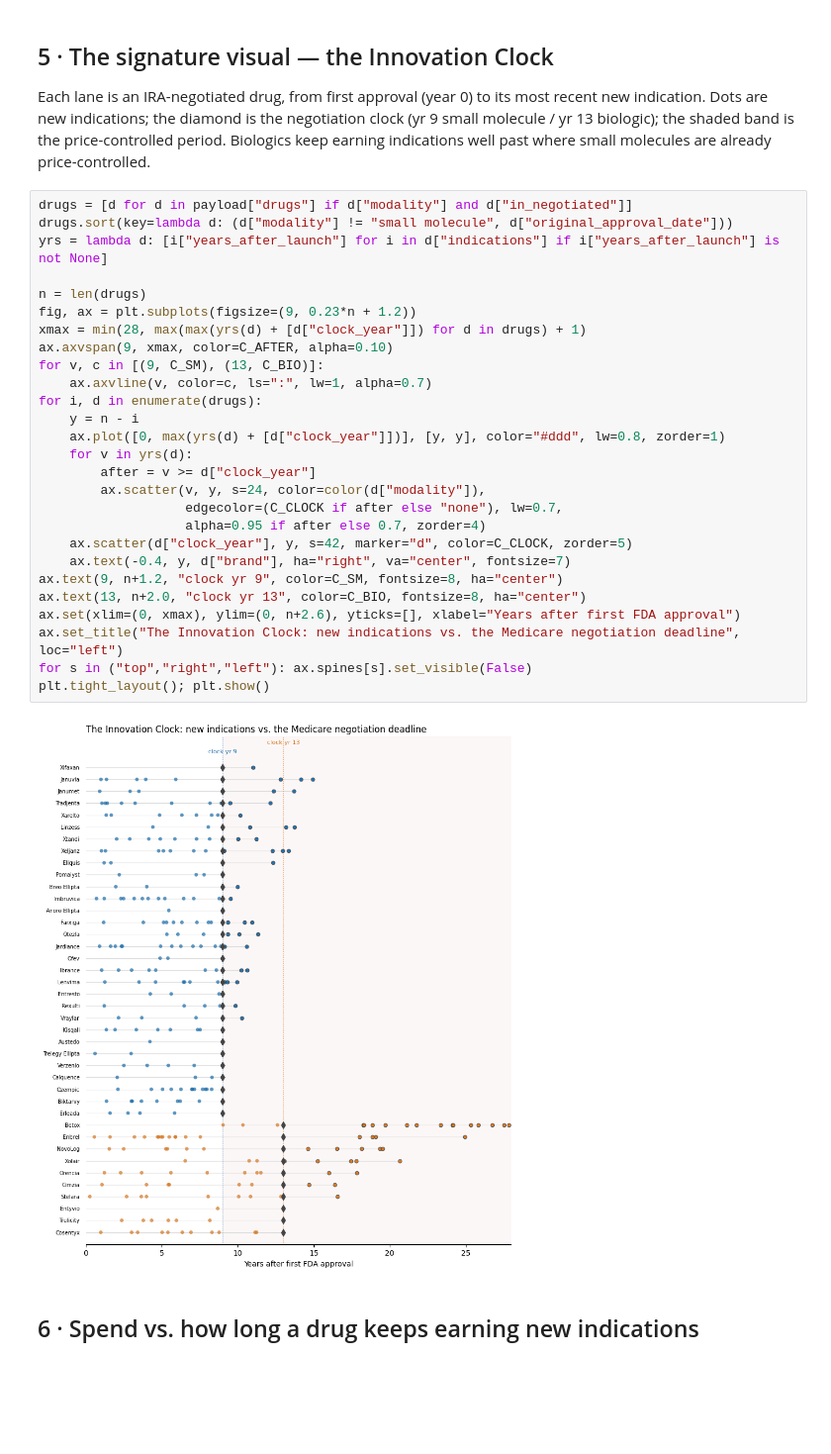
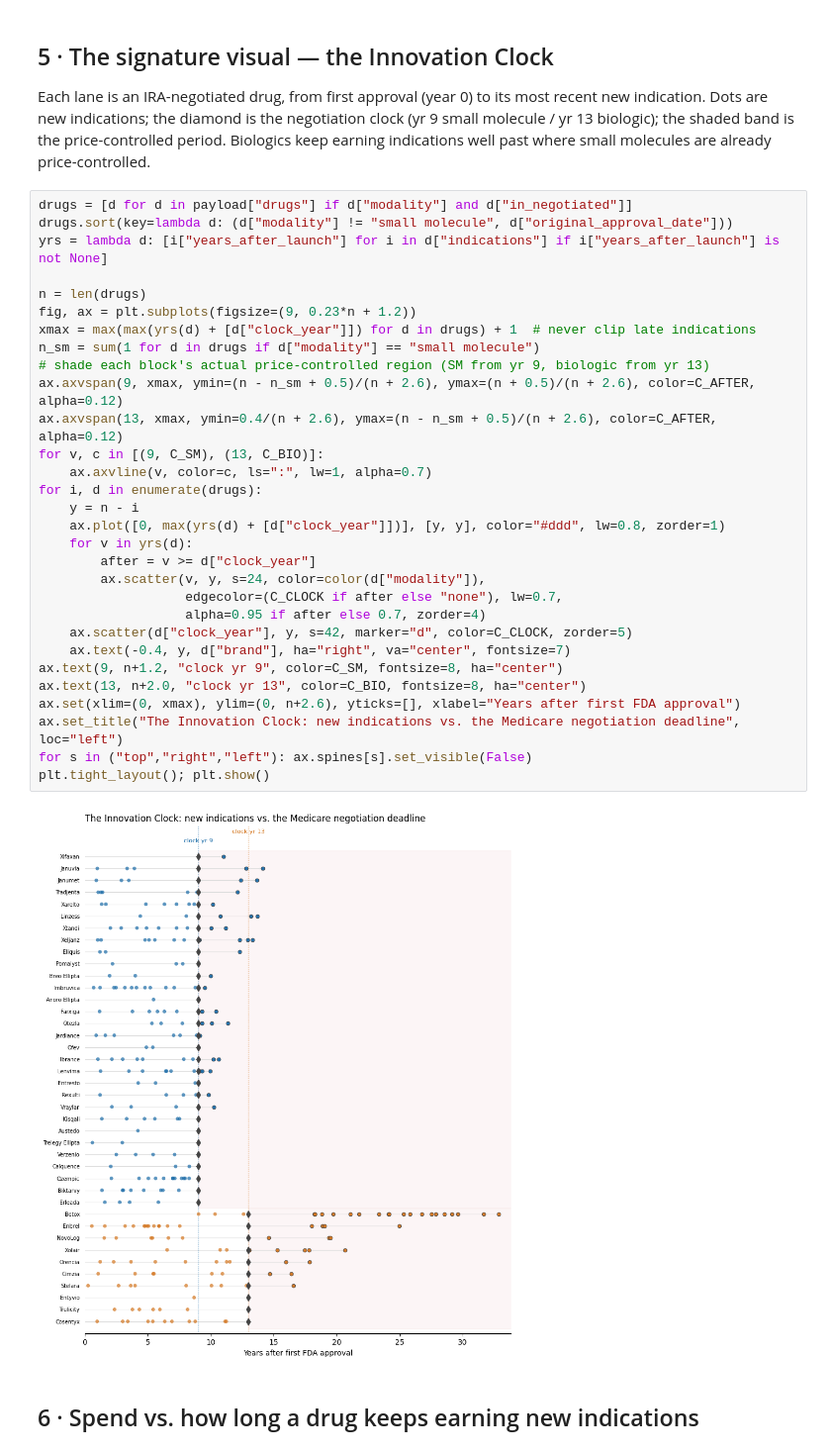
Before and after one commit to asweezy00/innovation-clock, a Jupyter notebook: notebooks/innovation_clock.ipynb, the cells around one changed output. Shown at 99% size. Cells and saved outputs as stored; diff of their text form; blank space fills up the shorter version.

```diff
--- a/notebooks/innovation_clock.ipynb
+++ b/notebooks/innovation_clock.ipynb
@@ -200,32 +200,35 @@ Each lane is an IRA-negotiated drug, from first approval (year 0) to its most re
 # %%
 drugs = [d for d in payload["drugs"] if d["modality"] and d["in_negotiated"]]
 drugs.sort(key=lambda d: (d["modality"] != "small molecule", d["original_approval_date"]))
 yrs = lambda d: [i["years_after_launch"] for i in d["indications"] if i["years_after_launch"] is not None]
 
 n = len(drugs)
 fig, ax = plt.subplots(figsize=(9, 0.23*n + 1.2))
-xmax = min(28, max(max(yrs(d) + [d["clock_year"]]) for d in drugs) + 1)
-ax.axvspan(9, xmax, color=C_AFTER, alpha=0.10)
+xmax = max(max(yrs(d) + [d["clock_year"]]) for d in drugs) + 1  # never clip late indications
+n_sm = sum(1 for d in drugs if d["modality"] == "small molecule")
+# shade each block's actual price-controlled region (SM from yr 9, biologic from yr 13)
+ax.axvspan(9, xmax, ymin=(n - n_sm + 0.5)/(n + 2.6), ymax=(n + 0.5)/(n + 2.6), color=C_AFTER, alpha=0.12)
+ax.axvspan(13, xmax, ymin=0.4/(n + 2.6), ymax=(n - n_sm + 0.5)/(n + 2.6), color=C_AFTER, alpha=0.12)
 for v, c in [(9, C_SM), (13, C_BIO)]:
     ax.axvline(v, color=c, ls=":", lw=1, alpha=0.7)
 for i, d in enumerate(drugs):
     y = n - i
     ax.plot([0, max(yrs(d) + [d["clock_year"]])], [y, y], color="#ddd", lw=0.8, zorder=1)
     for v in yrs(d):
         after = v >= d["clock_year"]
         ax.scatter(v, y, s=24, color=color(d["modality"]),
                    edgecolor=(C_CLOCK if after else "none"), lw=0.7,
                    alpha=0.95 if after else 0.7, zorder=4)
     ax.scatter(d["clock_year"], y, s=42, marker="d", color=C_CLOCK, zorder=5)
     ax.text(-0.4, y, d["brand"], ha="right", va="center", fontsize=7)
 ax.text(9, n+1.2, "clock yr 9", color=C_SM, fontsize=8, ha="center")
 ax.text(13, n+2.0, "clock yr 13", color=C_BIO, fontsize=8, ha="center")
 ax.set(xlim=(0, xmax), ylim=(0, n+2.6), yticks=[], xlabel="Years after first FDA approval")
 ax.set_title("The Innovation Clock: new indications vs. the Medicare negotiation deadline", loc="left")
 for s in ("top","right","left"): ax.spines[s].set_visible(False)
 plt.tight_layout(); plt.show()
 # %% [output]
-[figure, old version]
+[figure, new version]
 # %% [markdown]
 ## 6 · Spend vs. how long a drug keeps earning new indications
 # %%
```
Also changed, not shown: parts of 8 cells of this notebook, 31 other files.
